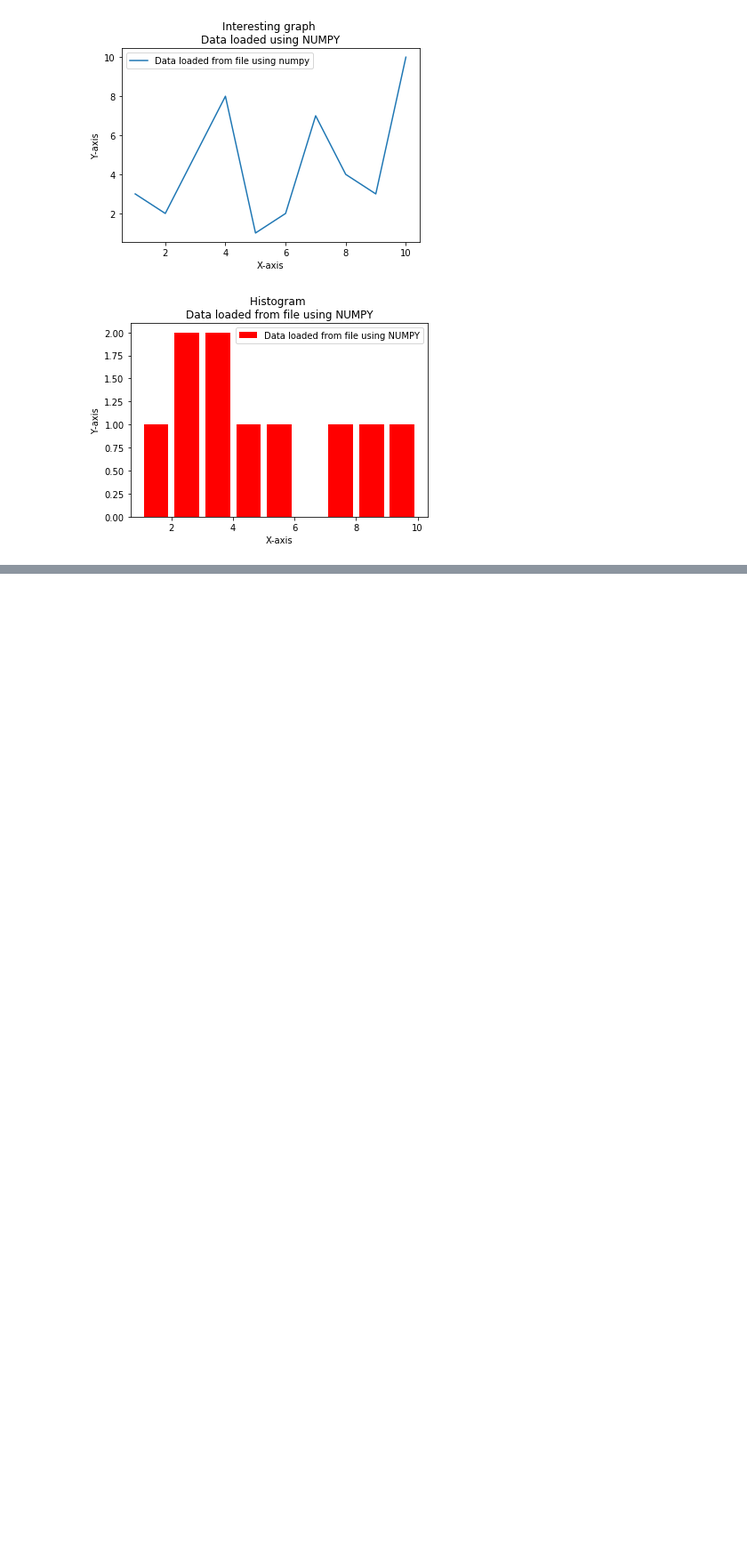
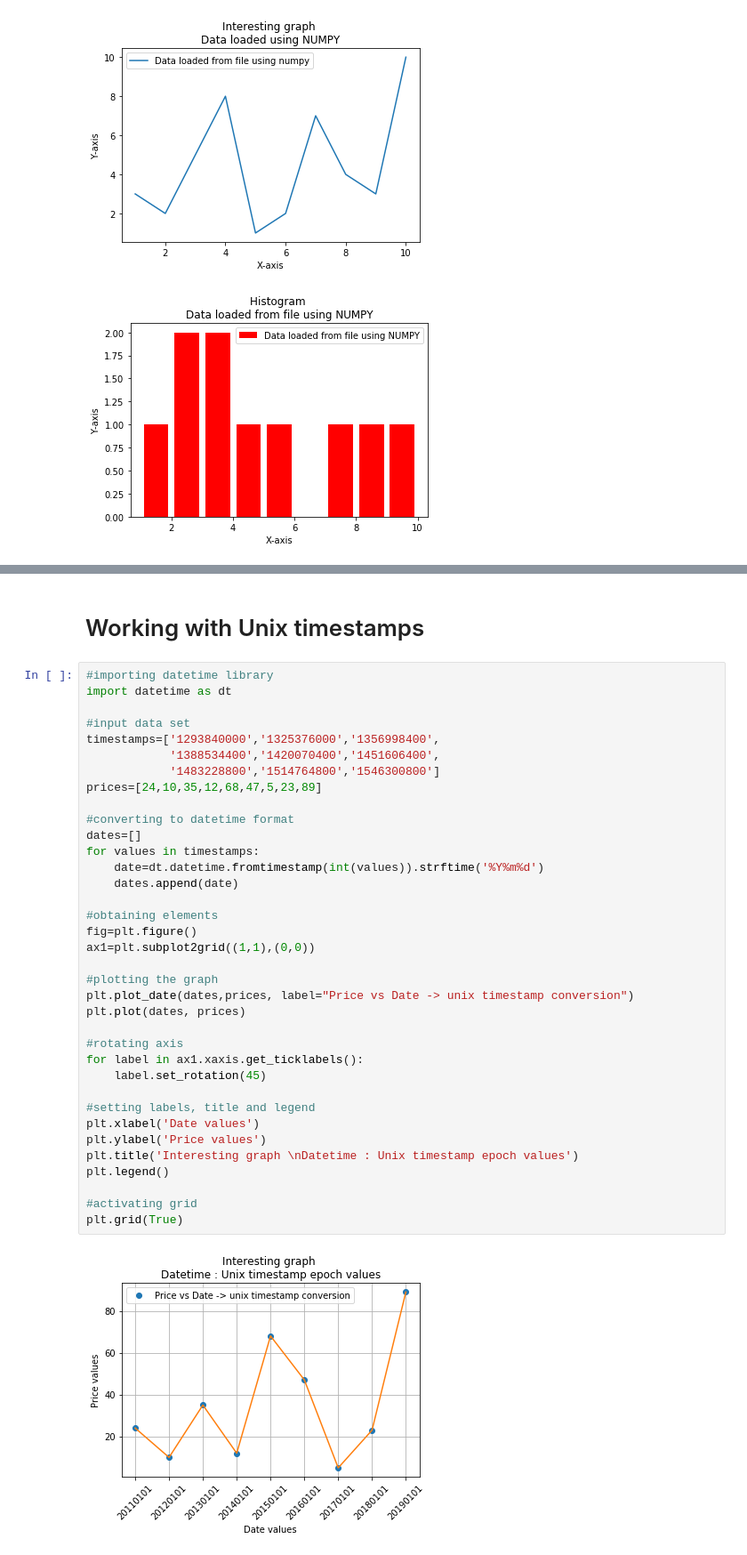
Before and after one commit to timamirrockdude/Python, a Jupyter notebook: Matplotlib_learning_guide.ipynb, the cells around one changed output, grey strips where cells are left out. Shown: that part at 89% size. Saved outputs shown, nothing was run; the diff lists cells and outputs as text; blank space fills up the shorter version.

```diff
--- a/Matplotlib_learning_guide.ipynb
+++ b/Matplotlib_learning_guide.ipynb
@@ -293,0 +312,40 @@ URLError: <urlopen error [Errno 11002] getaddrinfo failed>
+# %% [markdown]
+# Working with Unix timestamps
+# %%
+#importing datetime library
+import datetime as dt
+
+#input data set
+timestamps=['1293840000','1325376000','1356998400',
+            '1388534400','1420070400','1451606400',
+            '1483228800','1514764800','1546300800']
+prices=[24,10,35,12,68,47,5,23,89]
+
+#converting to datetime format
+dates=[]
+for values in timestamps:
+    date=dt.datetime.fromtimestamp(int(values)).strftime('%Y%m%d')
+    dates.append(date)
+
+#obtaining elements
+fig=plt.figure()
+ax1=plt.subplot2grid((1,1),(0,0))
+
+#plotting the graph
+plt.plot_date(dates,prices, label="Price vs Date -> unix timestamp conversion")
+plt.plot(dates, prices)
+
+#rotating axis
+for label in ax1.xaxis.get_ticklabels():
+    label.set_rotation(45)
+
+#setting labels, title and legend
+plt.xlabel('Date values')
+plt.ylabel('Price values')
+plt.title('Interesting graph \nDatetime : Unix timestamp epoch values')
+plt.legend()
+
+#activating grid
+plt.grid(True)
+# %% [output]
+[figure, added]
```
Also changed, not shown: parts of 4 cells of this notebook.
